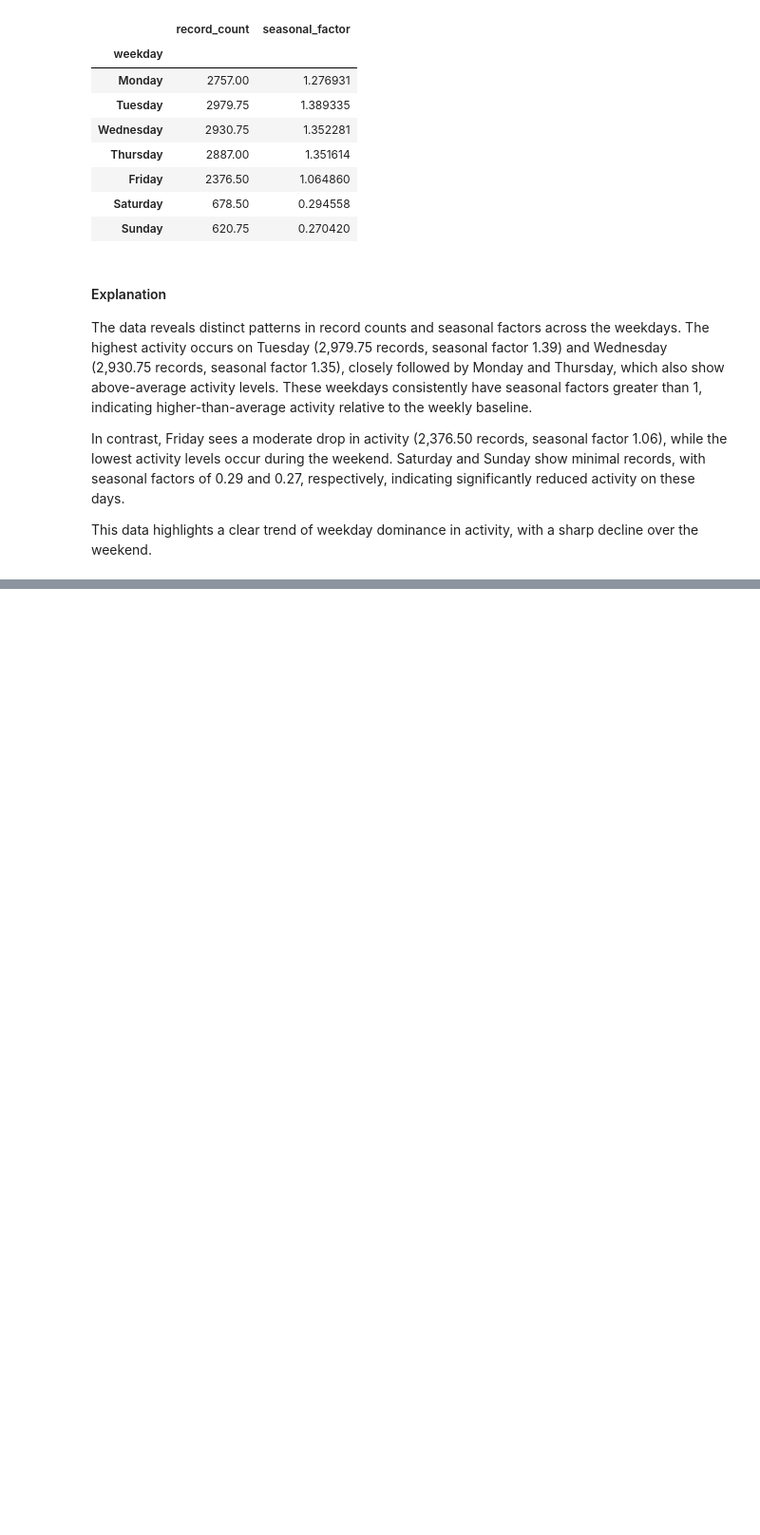
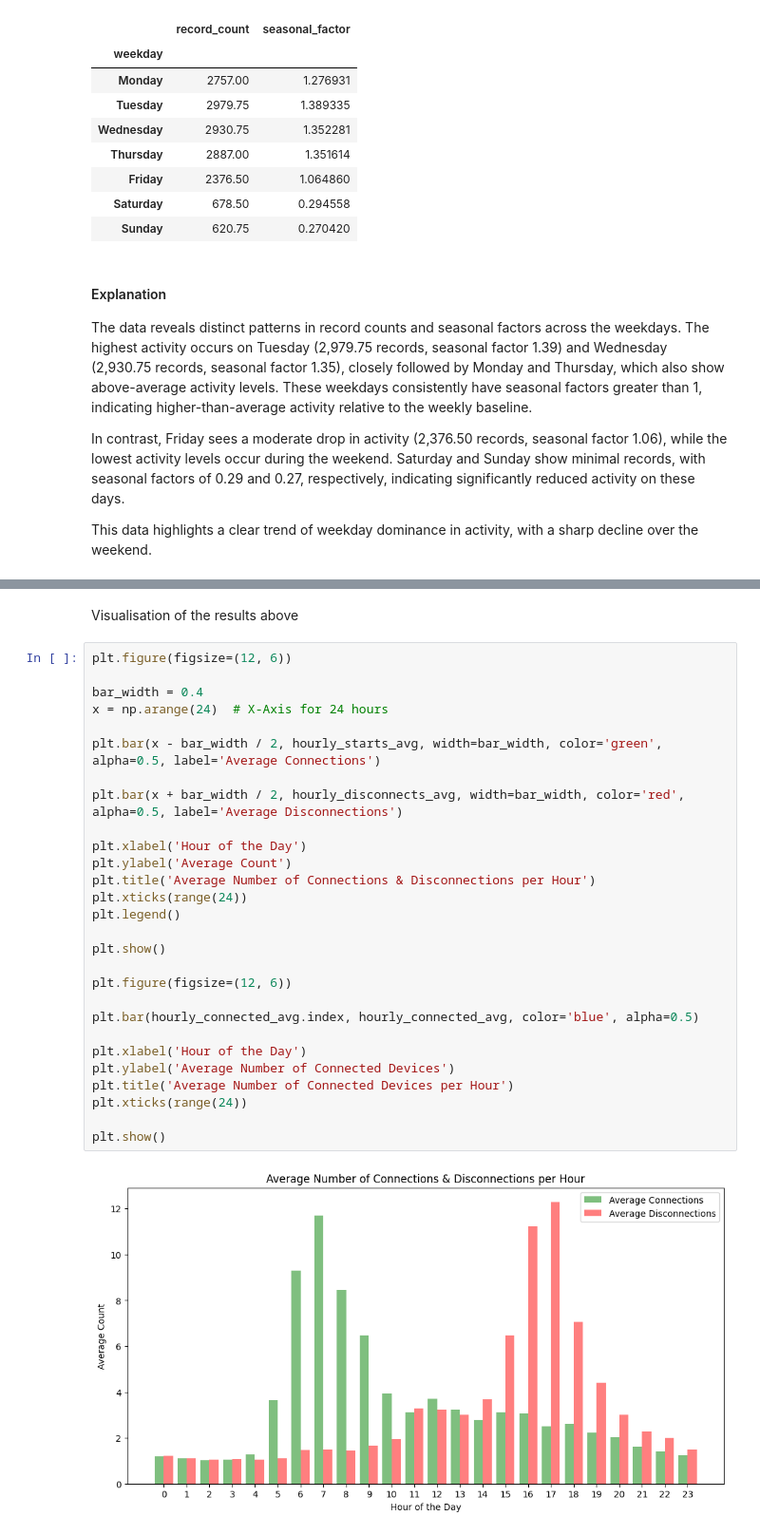
Before and after one commit to Amocon/A-Team_AA-Team-Assignment_2024, a Jupyter notebook: aa_team_assignment/02_1_temporal_patterns_and_seasonality.ipynb, the cells around one changed output, grey strips where cells are left out. Shown at 95% size. Cells and saved outputs as stored; diff of their text form; blank space fills up the shorter version.

Commit message:
New Visualization + Changes

```diff
--- a/aa_team_assignment/02_1_temporal_patterns_and_seasonality.ipynb
+++ b/aa_team_assignment/02_1_temporal_patterns_and_seasonality.ipynb
@@ -545,0 +354,32 @@ plt.show()
+# %% [markdown]
+Visualisation of the results above
+# %%
+plt.figure(figsize=(12, 6))
+
+bar_width = 0.4
+x = np.arange(24)  # X-Axis for 24 hours
+
+plt.bar(x - bar_width / 2, hourly_starts_avg, width=bar_width, color='green', alpha=0.5, label='Average Connections')
+
+plt.bar(x + bar_width / 2, hourly_disconnects_avg, width=bar_width, color='red', alpha=0.5, label='Average Disconnections')
+
+plt.xlabel('Hour of the Day')
+plt.ylabel('Average Count')
+plt.title('Average Number of Connections & Disconnections per Hour')
+plt.xticks(range(24))
+plt.legend()
+
+plt.show()
+
+plt.figure(figsize=(12, 6))
+
+plt.bar(hourly_connected_avg.index, hourly_connected_avg, color='blue', alpha=0.5)
+
+plt.xlabel('Hour of the Day')
+plt.ylabel('Average Number of Connected Devices')
+plt.title('Average Number of Connected Devices per Hour')
+plt.xticks(range(24))
+
+plt.show()
+# %% [output]
+[figure, added]
```
Also changed, not shown: parts of 27 cells of this notebook, 1 other file.
